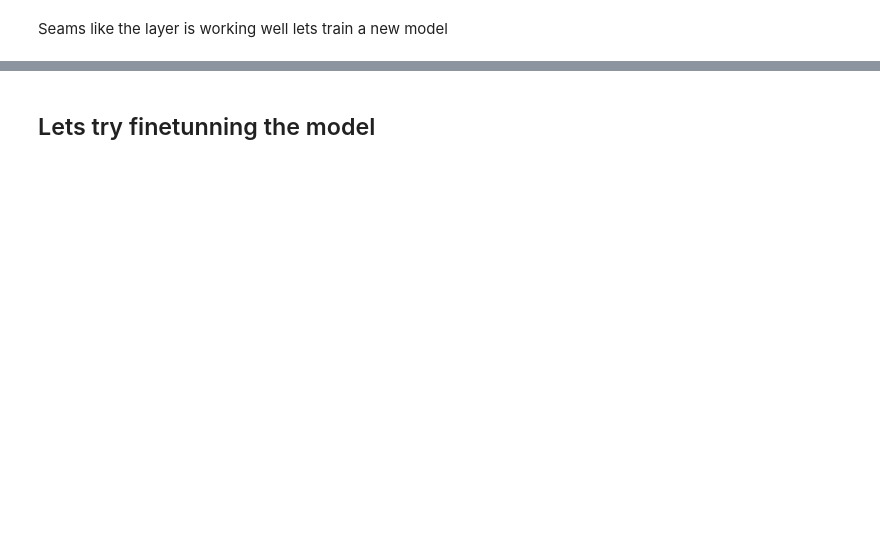
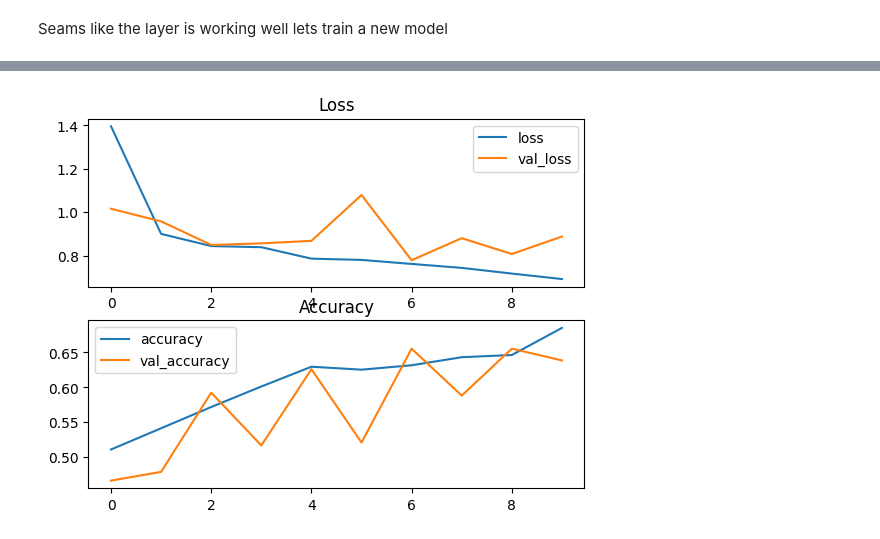
Before and after one commit to mlsanigeria/AI-Hacktober-MLSA, a Jupyter notebook: Project_1/Image_Classification_Winonymous/Image_Classification.ipynb, the cells around one changed output, grey strips where cells are left out. Saved outputs shown, nothing was run; the diff lists cells and outputs as text; code cells hidden in the pictures; blank space fills up the shorter version.

Commit message:
Commit all the models

```diff
--- a/Project_1/Image_Classification_Winonymous/Image_Classification.ipynb
+++ b/Project_1/Image_Classification_Winonymous/Image_Classification.ipynb
@@ -158,11 +165,11 @@ It looks like the model is overfitting. Lets try to add data Augumentation and s
 from tensorflow.keras.layers.experimental import preprocessing
 
 Preprocesing_layer = tf.keras.Sequential([
-    # preprocessing.RandomFlip("horizontal"),
-    # preprocessing.RandomRotation(0.2),
-    # preprocessing.RandomZoom(0.2),
-    # preprocessing.RandomHeight(0.2),
-    # preprocessing.RandomWidth(0.2),
+    preprocessing.RandomFlip("horizontal"),
+    preprocessing.RandomRotation(0.2),
+    preprocessing.RandomZoom(0.2),
+    preprocessing.RandomHeight(0.2),
+    preprocessing.RandomWidth(0.2),
     preprocessing.Rescaling(1./255.),
     tf.keras.layers.Resizing(IMAGE_HEIGHT, IMAGE_WIDTH)
 ], name = 'Augumentation_layer')
@@ -215,7 +222,7 @@ Augmodel.compile(optimizer='adam',
 # %%
 Aughistory = Augmodel.fit(
     train_dataset,
-    epochs=20,
+    epochs=10,
     validation_data=Validation_dataset
 )
 # %% [output]
@@ -245,2 +255,4 @@ Test accuracy: 67.23%
-# %% [markdown]
-## Lets try finetunning the model
+# %%
+plot_loss_curves(Aughistory)
+# %% [output]
+[figure, added]
```
Also changed, not shown: parts of 57 cells of this notebook.
